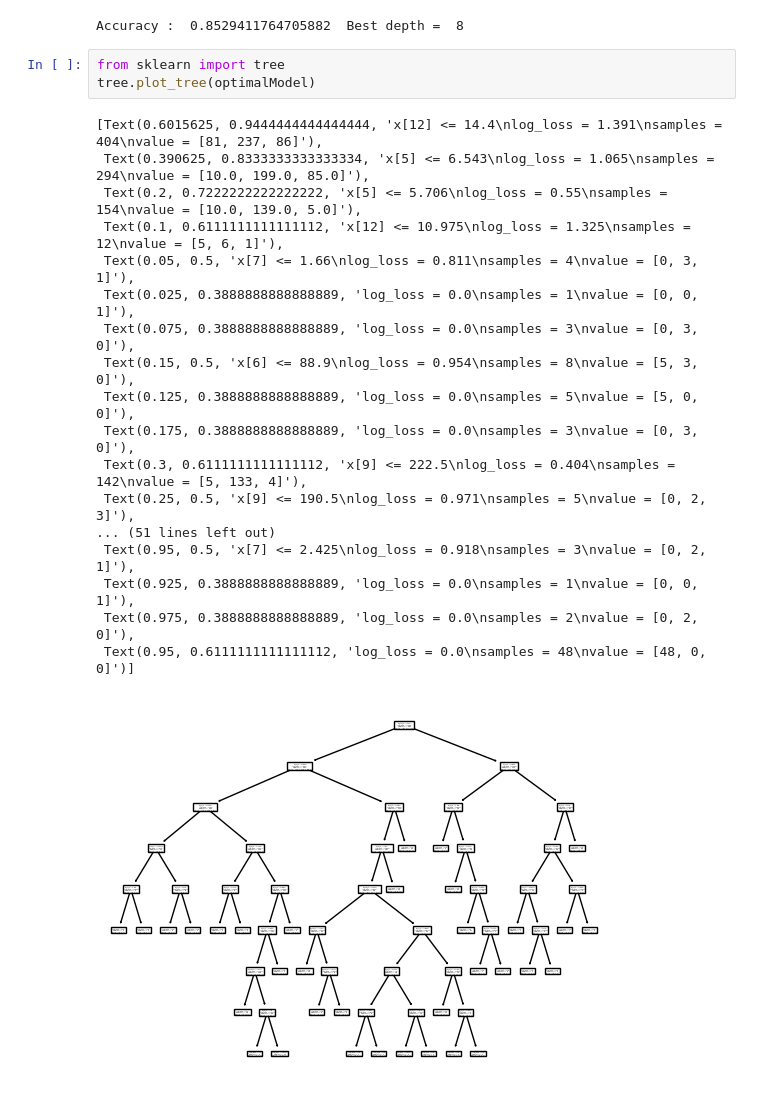
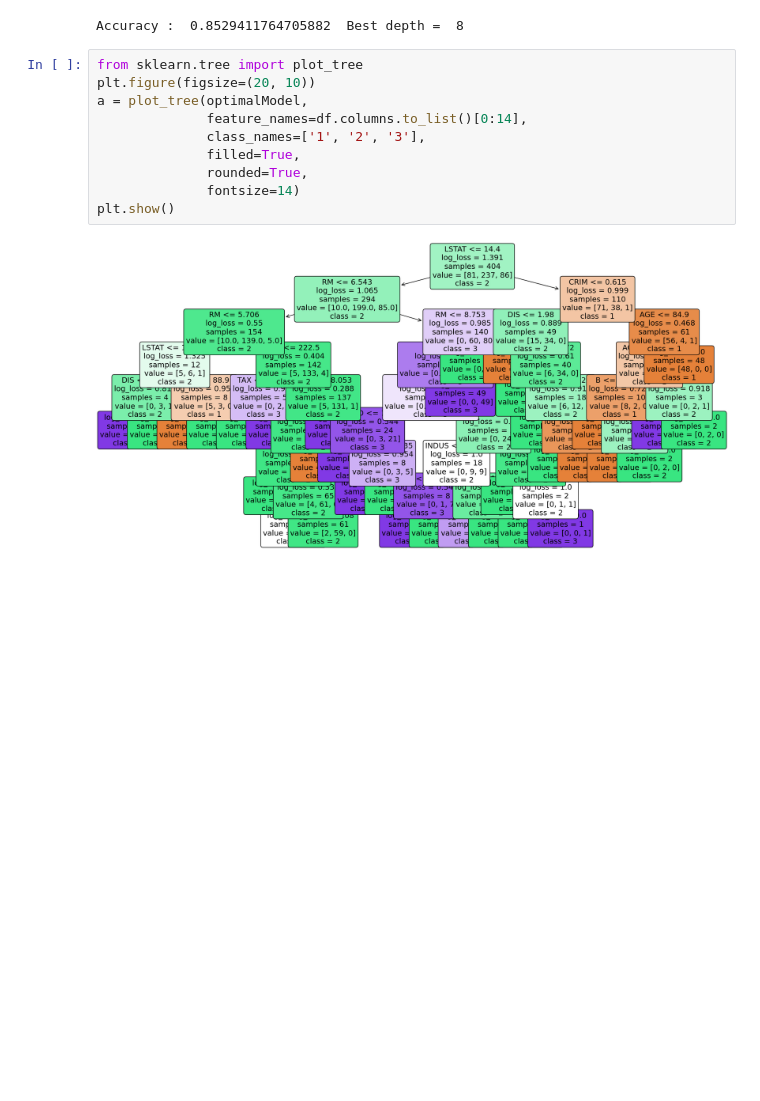
Before and after one commit to javadkavian/AI_Assignments, a Jupyter notebook: A4/CA04_Spring403.ipynb, the cells around one changed output. Drawn from its saved outputs; the diff is of its cells as text; blank space fills up the shorter version.

Commit message:
modified plot_tree

```diff
--- a/A4/CA04_Spring403.ipynb
+++ b/A4/CA04_Spring403.ipynb
@@ -519,25 +519,15 @@ predictions = optimalModel.predict(X_test)
 print("Accuracy : ", accuracy_score(Y_test, predictions), " Best depth = ", best_depth)
 # %% [output]
 Accuracy :  0.8529411764705882  Best depth =  8
-# %%
-from sklearn import tree
-tree.plot_tree(optimalModel)
-# %% [output]
-[Text(0.6015625, 0.9444444444444444, 'x[12] <= 14.4\nlog_loss = 1.391\nsamples = 404\nvalue = [81, 237, 86]'),
- Text(0.390625, 0.8333333333333334, 'x[5] <= 6.543\nlog_loss = 1.065\nsamples = 294\nvalue = [10.0, 199.0, 85.0]'),
- Text(0.2, 0.7222222222222222, 'x[5] <= 5.706\nlog_loss = 0.55\nsamples = 154\nvalue = [10.0, 139.0, 5.0]'),
- Text(0.1, 0.6111111111111112, 'x[12] <= 10.975\nlog_loss = 1.325\nsamples = 12\nvalue = [5, 6, 1]'),
- Text(0.05, 0.5, 'x[7] <= 1.66\nlog_loss = 0.811\nsamples = 4\nvalue = [0, 3, 1]'),
- Text(0.025, 0.3888888888888889, 'log_loss = 0.0\nsamples = 1\nvalue = [0, 0, 1]'),
- Text(0.075, 0.3888888888888889, 'log_loss = 0.0\nsamples = 3\nvalue = [0, 3, 0]'),
- Text(0.15, 0.5, 'x[6] <= 88.9\nlog_loss = 0.954\nsamples = 8\nvalue = [5, 3, 0]'),
- Text(0.125, 0.3888888888888889, 'log_loss = 0.0\nsamples = 5\nvalue = [5, 0, 0]'),
- Text(0.175, 0.3888888888888889, 'log_loss = 0.0\nsamples = 3\nvalue = [0, 3, 0]'),
- Text(0.3, 0.6111111111111112, 'x[9] <= 222.5\nlog_loss = 0.404\nsamples = 142\nvalue = [5, 133, 4]'),
- Text(0.25, 0.5, 'x[9] <= 190.5\nlog_loss = 0.971\nsamples = 5\nvalue = [0, 2, 3]'),
-... (51 lines left out)
- Text(0.95, 0.5, 'x[7] <= 2.425\nlog_loss = 0.918\nsamples = 3\nvalue = [0, 2, 1]'),
- Text(0.925, 0.3888888888888889, 'log_loss = 0.0\nsamples = 1\nvalue = [0, 0, 1]'),
- Text(0.975, 0.3888888888888889, 'log_loss = 0.0\nsamples = 2\nvalue = [0, 2, 0]'),
- Text(0.95, 0.6111111111111112, 'log_loss = 0.0\nsamples = 48\nvalue = [48, 0, 0]')]
-[figure, removed]
+# %%
+from sklearn.tree import plot_tree
+plt.figure(figsize=(20, 10))
+a = plot_tree(optimalModel,
+              feature_names=df.columns.to_list()[0:14],
+              class_names=['1', '2', '3'],
+              filled=True,
+              rounded=True,
+              fontsize=14)
+plt.show()
+# %% [output]
+[figure, added]
```
